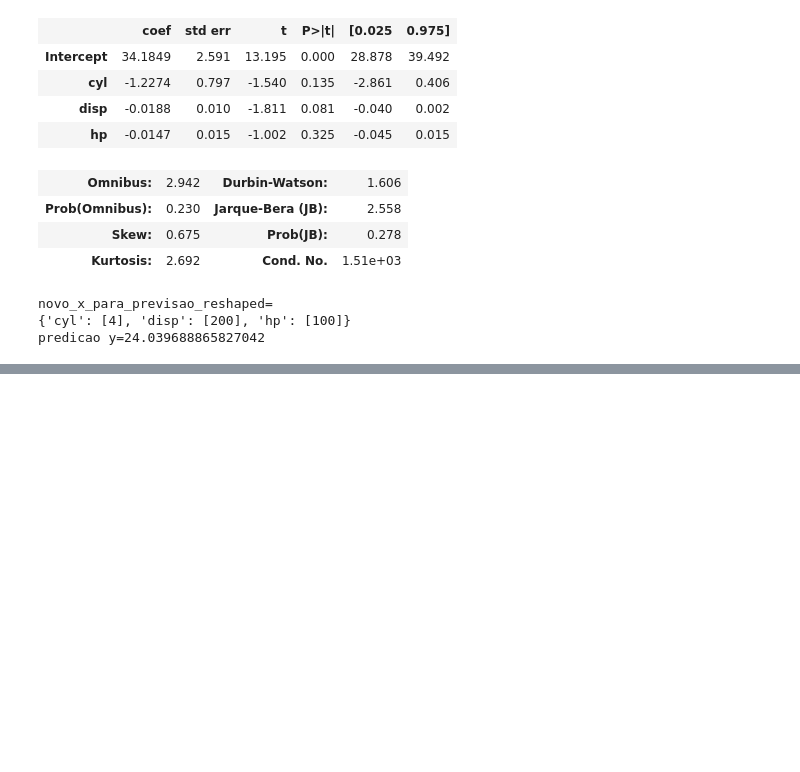
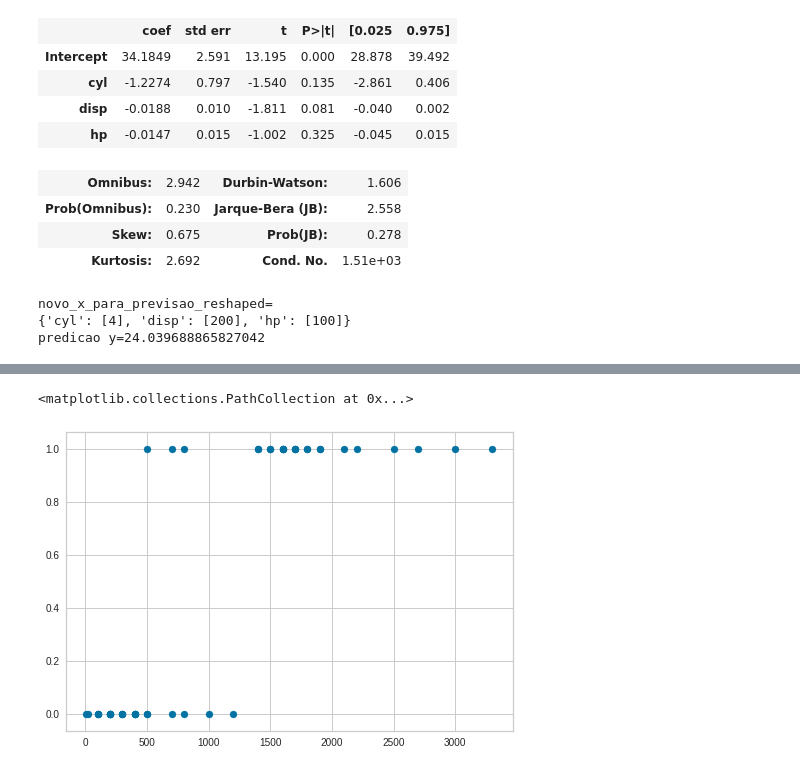
Before and after one commit to ronivaldo/udemy-curso-cientista_dados, a Jupyter notebook: 02_Estatistica_II.ipynb, the cells around one changed output, grey strips where cells are left out. Saved outputs shown, nothing was run; the diff lists cells and outputs as text; code cells hidden in the pictures; blank space fills up the shorter version.

```diff
--- a/02_Estatistica_II.ipynb
+++ b/02_Estatistica_II.ipynb
@@ -601,0 +672,10 @@ predicao y=24.039688865827042
+# %%
+# 65. Python: Regressão Logistica
+
+import pandas as pd
+import matplotlib.pyplot as plt
+import numpy as np
+from sklearn.linear_model import LogisticRegression
+
+base = pd.read_csv('Eleicao.csv', sep=';')
+base.head()
@@ -601,0 +689,5 @@ predicao y=24.039688865827042
+# %%
+plt.scatter(base.DESPESAS, base.SITUACAO)
+# %% [output]
+<matplotlib.collections.PathCollection at 0x...>
+[figure, added]
```
Also changed, not shown: parts of 16 cells of this notebook.
